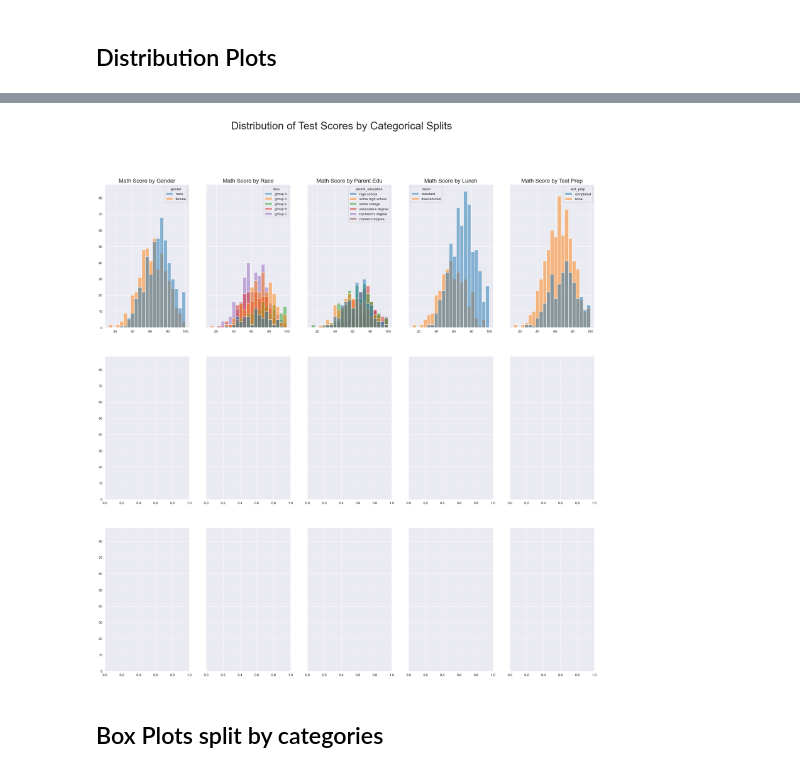
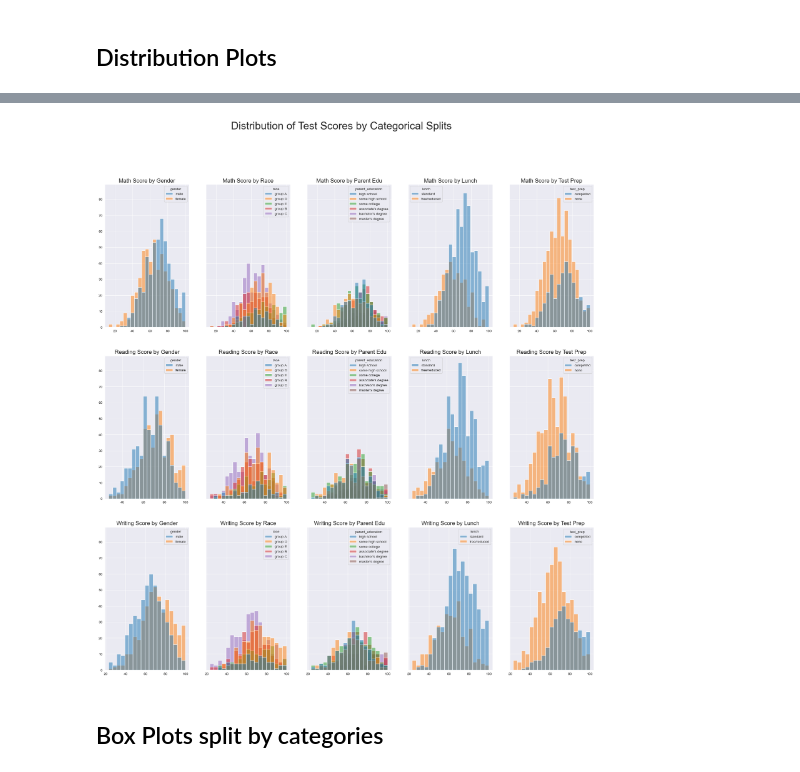
Before and after one commit to HarrisBoyle/analysis_of_test_scores, a Jupyter notebook: exam_analysis.ipynb, the cells around one changed output, grey strips where cells are left out. Cells and saved outputs as stored; diff of their text form; code cells hidden in the pictures.

Commit message:
finished distribution plotting

```diff
--- a/exam_analysis.ipynb
+++ b/exam_analysis.ipynb
@@ -123,7 +123,7 @@ fig, axes = plt.subplots(3, 5, figsize=(25, 25), sharey=True)
 fig.suptitle('Distribution of Test Scores by Categorical Splits', size=30)
 
 
-## Distribution Plots for Math Score
+## DISTRIBUTION PLOTS FOR MATH SCORE
 #Distribution Math score by Gender
 sns.histplot(ax = axes[0,0],
             data = data,
@@ -168,4 +168,98 @@ sns.histplot(ax = axes[0,4],
 axes[0,4].set(xlabel=None)
 axes[0,4].set(ylabel=None)
 axes[0,4].set_title('Math Score by Test Prep',size=16)
+
+
+## DISTRIBUTION PLOTS FOR READING SCORE
+#Distribution Reading score by Gender
+sns.histplot(ax = axes[1,0],
+            data = data,
+            x='reading score',
+            hue='gender')
+axes[1,0].set(xlabel=None)
+axes[1,0].set(ylabel=None)
+axes[1,0].set_title('Reading Score by Gender',size=16)
+
+#Distribution reading score by Race
+sns.histplot(ax = axes[1,1],
+            data = data,
+            x='reading score',
+            hue='race')
+axes[1,1].set(xlabel=None)
+axes[1,1].set(ylabel=None)
+axes[1,1].set_title('Reading Score by Race',size=16)
+
+#Distribution reading score by Parent Education Level
+sns.histplot(ax = axes[1,2],
+            data = data,
+            x='reading score',
+            hue='parent_education')
+axes[1,2].set(xlabel=None)
+axes[1,2].set(ylabel=None)
+axes[1,2].set_title('Reading Score by Parent Edu',size=16)
+
+#Distribution reading score by Lunch
+sns.histplot(ax = axes[1,3],
+            data = data,
+            x='reading score',
+            hue='lunch')
+axes[1,3].set(xlabel=None)
+axes[1,3].set(ylabel=None)
+axes[1,3].set_title('Reading Score by Lunch',size=16)
+
+#Distribution reading score by Test Preparation
+sns.histplot(ax = axes[1,4],
+            data = data,
+            x='reading score',
+            hue='test_prep')
+axes[1,4].set(xlabel=None)
+axes[1,4].set(ylabel=None)
+axes[1,4].set_title('Reading Score by Test Prep',size=16)
+
+
+## DISTRIBUTION PLOTS FOR WRITING SCORE
+#Distribution Writing score by Gender
+sns.histplot(ax = axes[2,0],
+            data = data,
+            x='writing score',
+            hue='gender')
+axes[2,0].set(xlabel=None)
+axes[2,0].set(ylabel=None)
+axes[2,0].set_title('Writing Score by Gender',size=16)
+
+#Distribution writing score by Race
+sns.histplot(ax = axes[2,1],
+            data = data,
+            x='writing score',
+            hue='race')
+axes[2,1].set(xlabel=None)
+axes[2,1].set(ylabel=None)
+axes[2,1].set_title('Writing Score by Race',size=16)
+
+#Distribution writing score by Parent Education Level
+sns.histplot(ax = axes[2,2],
+            data = data,
+            x='writing score',
+            hue='parent_education')
+axes[2,2].set(xlabel=None)
+axes[2,2].set(ylabel=None)
+axes[2,2].set_title('Writing Score by Parent Edu',size=16)
+
+#Distribution writing score by Lunch
+sns.histplot(ax = axes[2,3],
+            data = data,
+            x='writing score',
+            hue='lunch')
+axes[2,3].set(xlabel=None)
+axes[2,3].set(ylabel=None)
+axes[2,3].set_title('Writing Score by Lunch',size=16)
+
+#Distribution writing score by Test Preparation
+sns.histplot(ax = axes[2,4],
+            data = data,
+            x='writing score',
+            hue='test_prep')
+axes[2,4].set(xlabel=None)
+axes[2,4].set(ylabel=None)
+axes[2,4].set_title('Writing Score by Test Prep',size=16)
 # %% [output]
@@ -173,4 +267,4 @@ Text(0.5, 1.0, 'Math Score by Test Prep')
-[figure, old version]
+[figure, new version]
 # %% [markdown]
 ## Box Plots split by categories
 # %%
```
Also changed, not shown: parts of 2 cells of this notebook.
